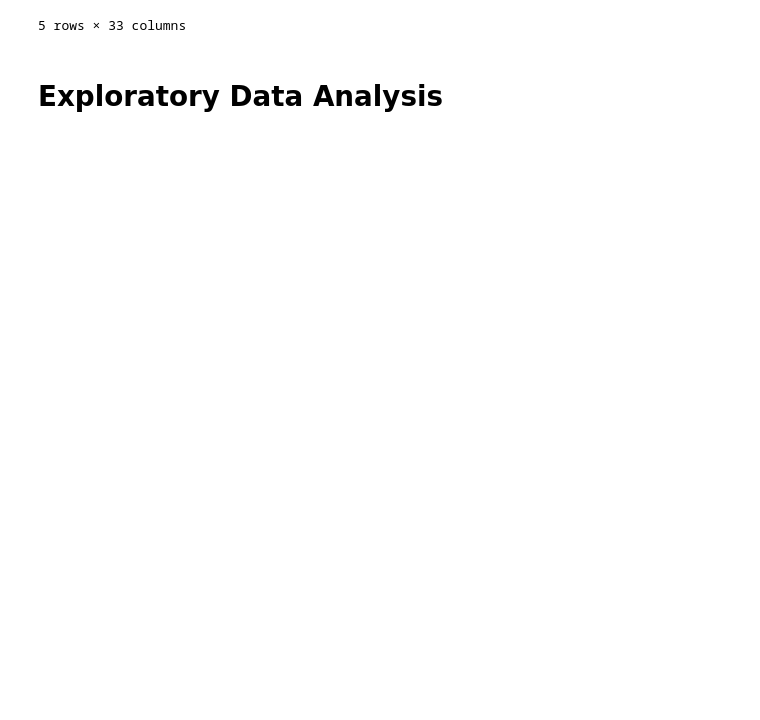
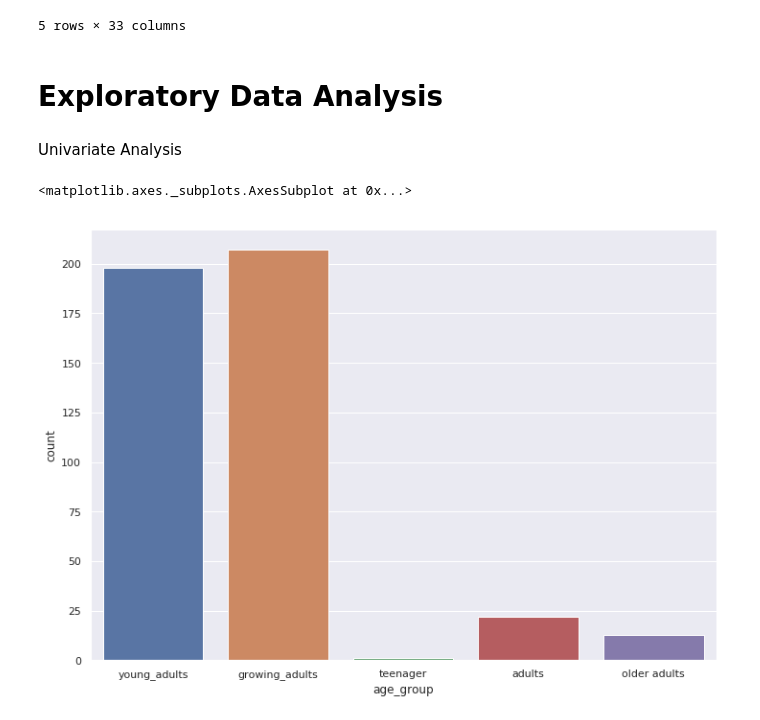
Before and after one commit to mmuoDev/ng_fast_food_eda, a Jupyter notebook: fast_food_eda.ipynb, the cells around one changed output. Cells and saved outputs as stored; diff of their text form; code cells hidden in the pictures; blank space fills up the shorter version.

```diff
--- a/fast_food_eda.ipynb
+++ b/fast_food_eda.ipynb
@@ -13,7 +13,7 @@ import matplotlib.pyplot as  plt
 # The data was acquired by sending out questionnaires over a two day period in September 2018.
 # It was mostly geared at people who consider themselves "Foodies".
 
-data = pd.read_csv('datasets/fast_food.csv')
+data = pd.read_csv('fast_food.csv')
 # %%
 data.head()
 # %% [output]
@@ -554,3 +575,12 @@ data.head()
 5 rows × 33 columns
 # %% [markdown]
 # Exploratory Data Analysis
+# %% [markdown]
+Univariate Analysis
+# %%
+sns.set(style="darkgrid", rc={'figure.figsize':(11.7,8.27)})
+sns.countplot(data['age_group'])
+#Most responses come from people between 18 and 34.
+# %% [output]
+<matplotlib.axes._subplots.AxesSubplot at 0x...>
+[figure, added]
```
Also changed, not shown: parts of 29 cells of this notebook.
